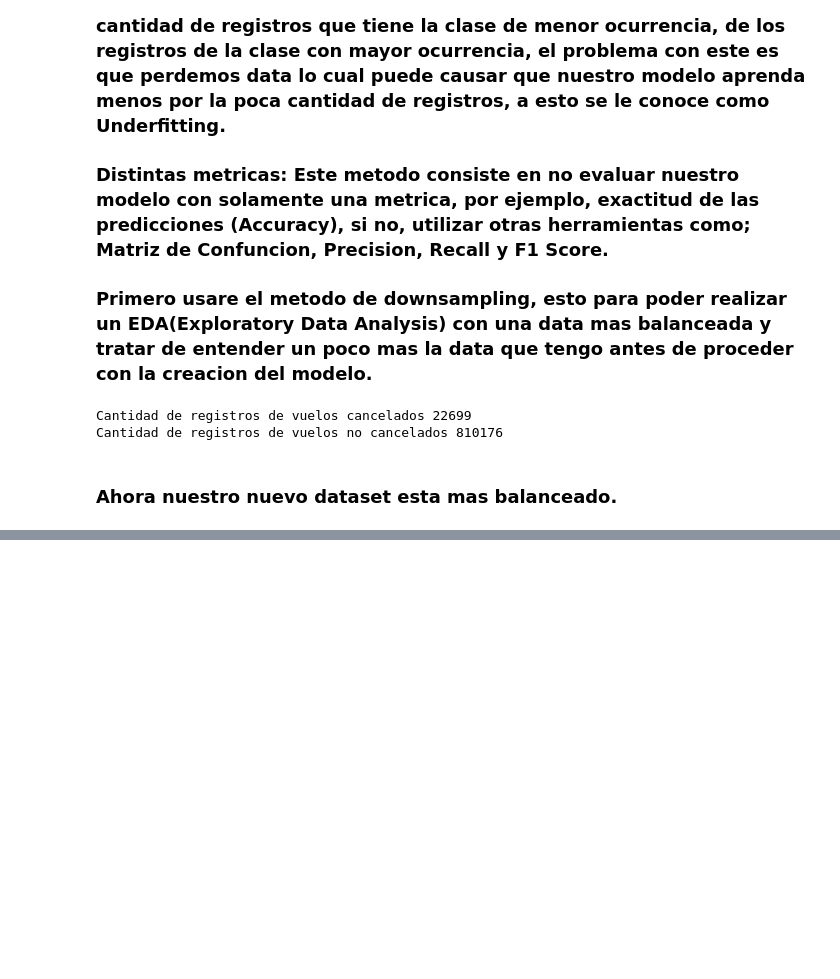
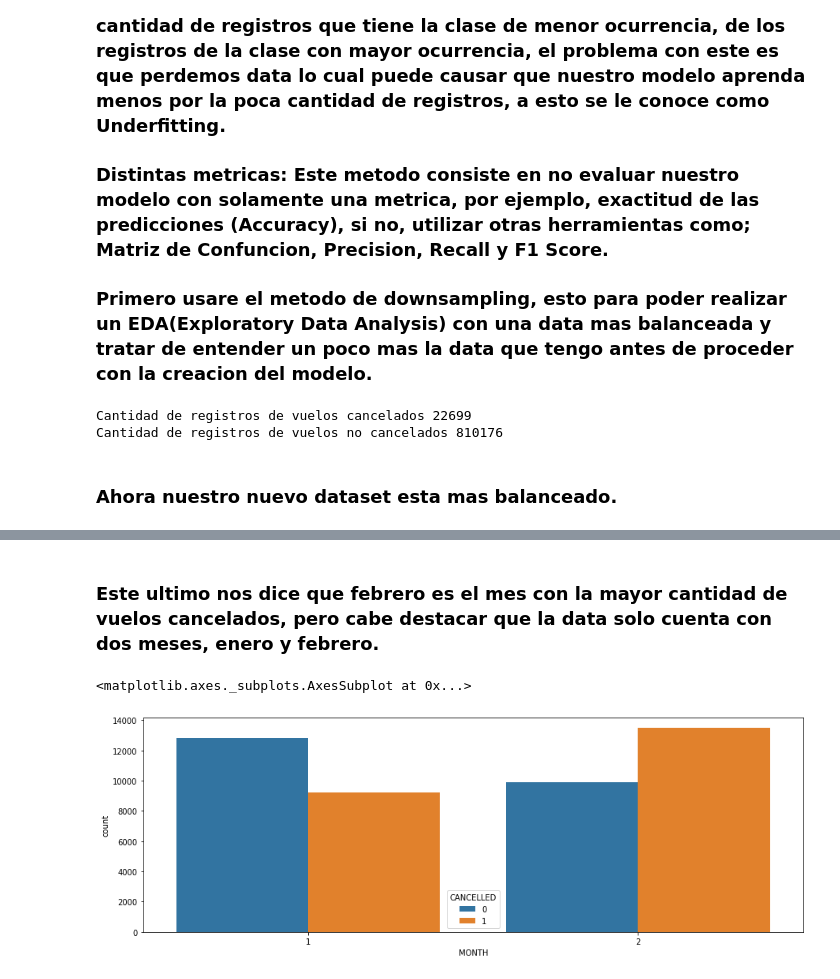
Before and after one commit to AlbertoCasadoPeguero/Flights, a Jupyter notebook: Flights.ipynb, the cells around one changed output, grey strips where cells are left out. Saved outputs shown, nothing was run; the diff lists cells and outputs as text; code cells hidden in the pictures; blank space fills up the shorter version.

```diff
--- a/Flights.ipynb
+++ b/Flights.ipynb
@@ -128,0 +147,8 @@ sns.countplot(dataset_downsampled['CANCELLED'])
+# %% [markdown]
+### Este ultimo nos dice que febrero es el mes con la mayor cantidad de vuelos cancelados, pero cabe destacar que la data solo cuenta con dos meses, enero y febrero.
+# %%
+plt.figure(figsize = (15, 5))
+sns.countplot('MONTH', hue = 'CANCELLED', data = dataset_downsampled)
+# %% [output]
+<matplotlib.axes._subplots.AxesSubplot at 0x...>
+[figure, added]
```
Also changed, not shown: parts of 25 cells of this notebook.
